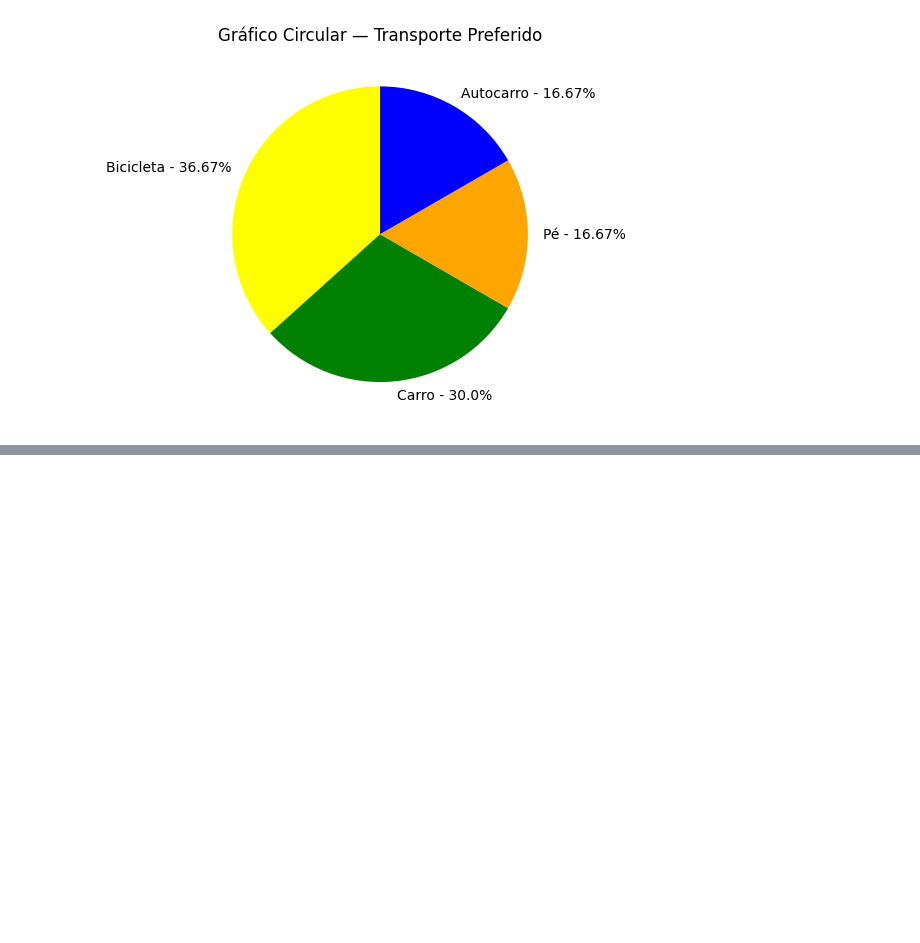
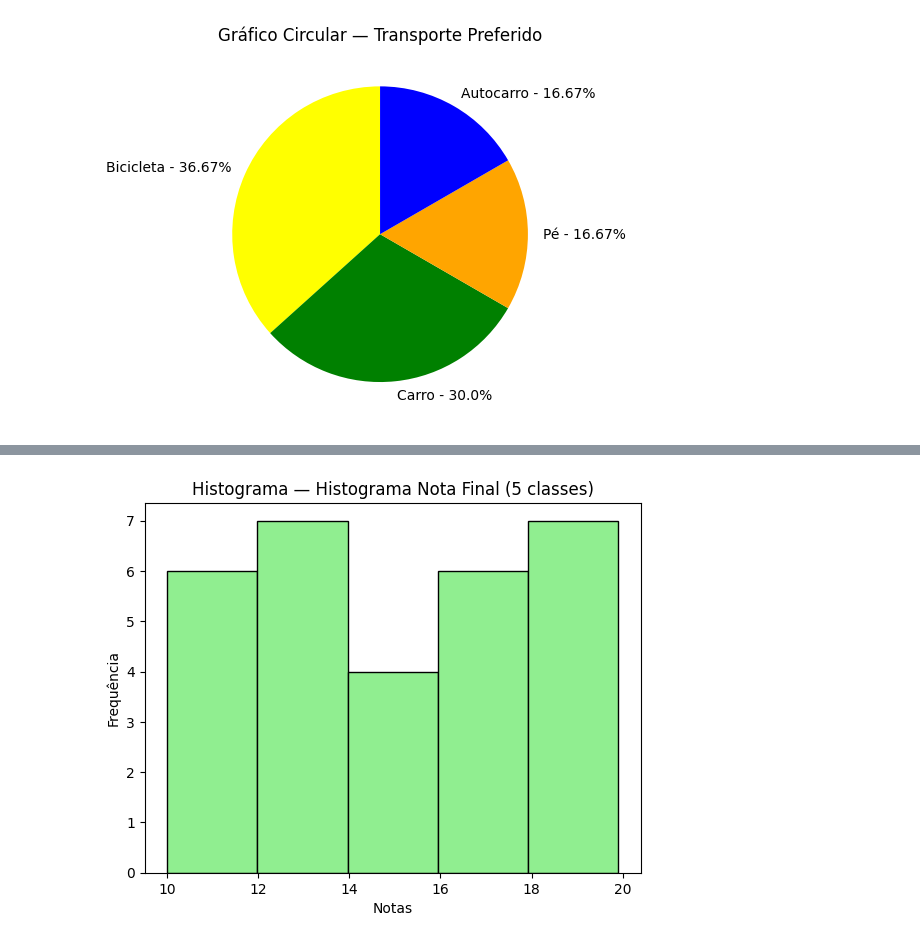
Before and after one commit to RuiRodrigues-lab/DataScienceFE, a Jupyter notebook: CP3.ipynb, the cells around one changed output, grey strips where cells are left out. Cells and saved outputs as stored; diff of their text form; code cells hidden in the pictures; blank space fills up the shorter version.

```diff
--- a/CP3.ipynb
+++ b/CP3.ipynb
@@ -193,0 +236,9 @@ pie_var(
+# %%
+# 🔹 Nota Final (com número de intervalos = 5 → breaks=5 no R)
+plt.hist(df['NotaFinal'], bins=5, color='lightgreen', edgecolor='black')
+plt.title("Histograma — Histograma Nota Final (5 classes)")
+plt.xlabel("Notas")
+plt.ylabel("Frequência")
+plt.show()
+# %% [output]
+[figure, added]
```
Also changed, not shown: parts of 3 cells of this notebook.
